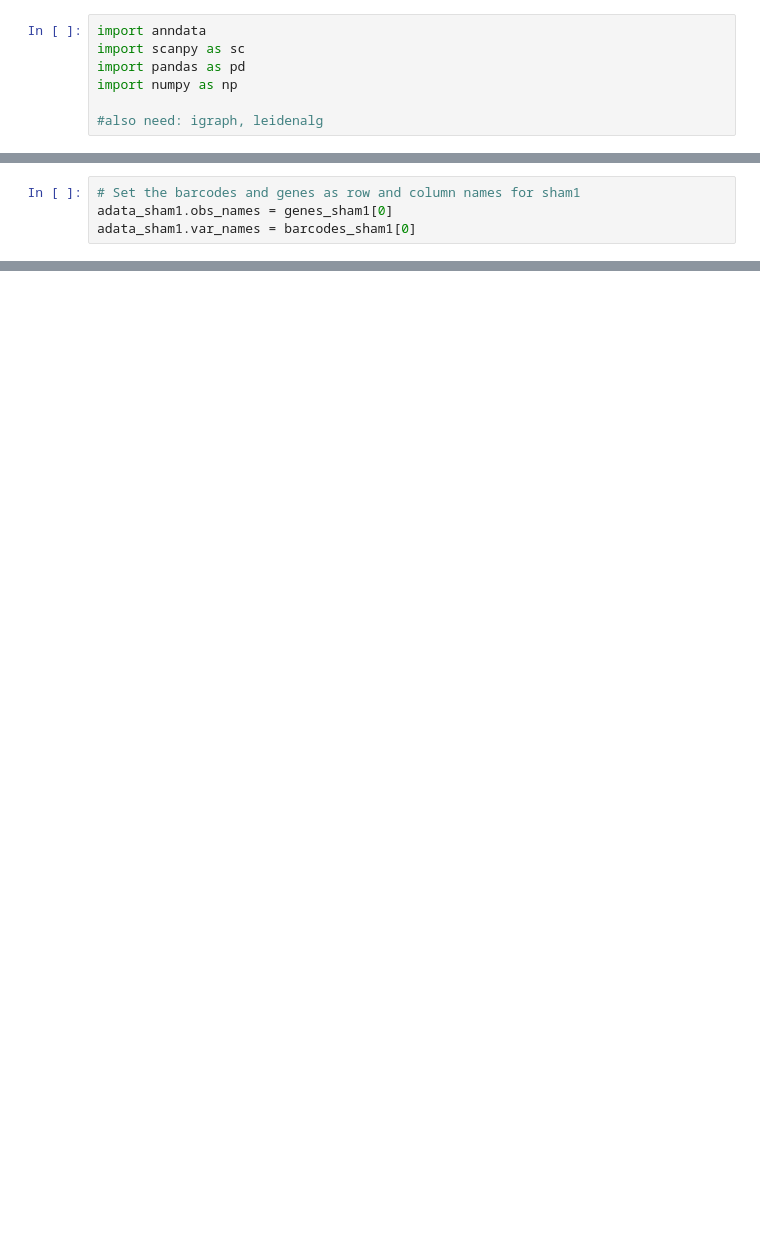
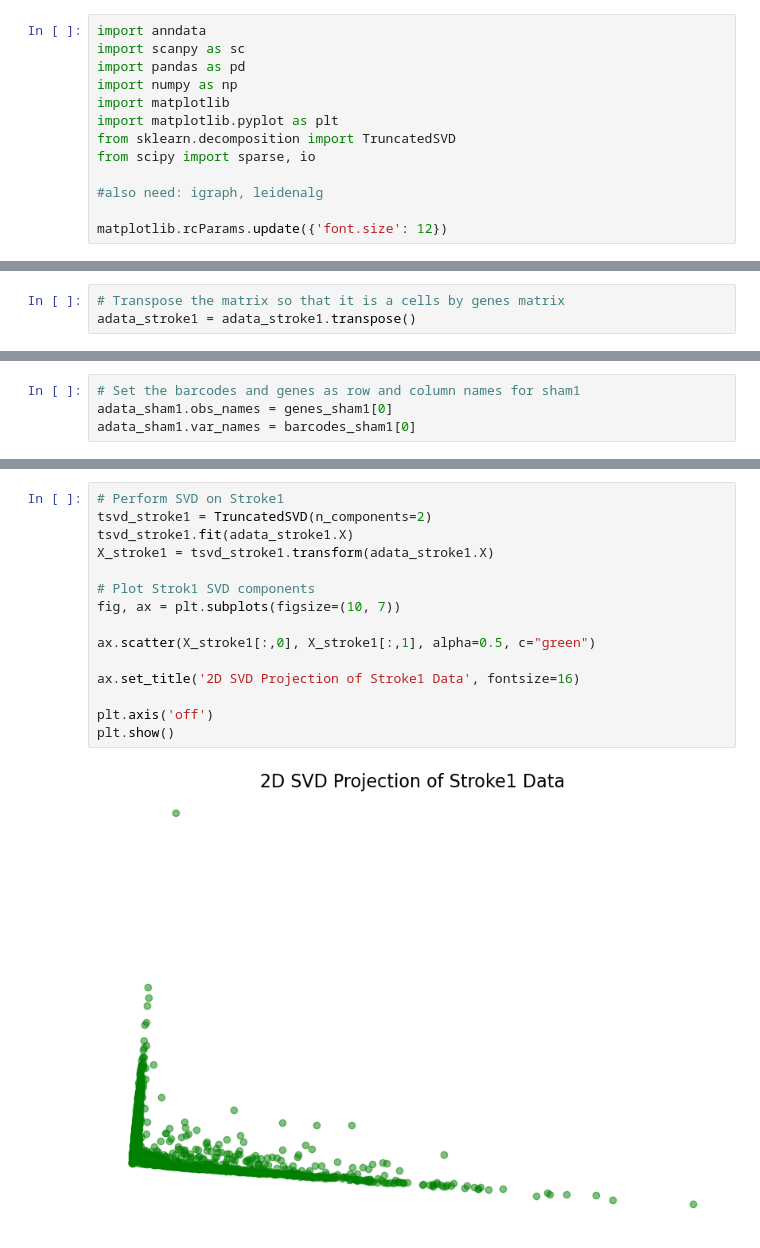
Before and after one commit to owenzel/neuro120-project, a Jupyter notebook: Stroke.ipynb, the cells around one changed output, grey strips where cells are left out. Cells and saved outputs as stored; diff of their text form; blank space fills up the shorter version.

```diff
--- a/Stroke.ipynb
+++ b/Stroke.ipynb
@@ -3,8 +3,14 @@ import anndata
 import scanpy as sc
 import pandas as pd
 import numpy as np
+import matplotlib
+import matplotlib.pyplot as plt
+from sklearn.decomposition import TruncatedSVD
+from scipy import sparse, io
 
 #also need: igraph, leidenalg
+
+matplotlib.rcParams.update({'font.size': 12})
 # %% [markdown]
 # Load in Data
 We are using single-cell RNA sequencing (scRNA-seq) data. scRNA-seq is a popular technique for measuring gene expression at the single-cell level.
@@ -33,6 +39,9 @@ genes_stroke1 = pd.read_csv("stroke_data/GSM5319990_MCAO1_genes.tsv.gz", header=
 # Set the barcodes and genes as row and column names for MCA01
 adata_stroke1.obs_names = genes_stroke1[0]
 adata_stroke1.var_names = barcodes_stroke1[0]
+# %%
+# Transpose the matrix so that it is a cells by genes matrix
+adata_stroke1 = adata_stroke1.transpose()
 # %%
 # Load in stroke control data sample 1: sham1
 
@@ -117,0 +76,17 @@ sc.pl.rank_genes_groups(adata_sham1)
+# %%
+# Perform SVD on Stroke1
+tsvd_stroke1 = TruncatedSVD(n_components=2)
+tsvd_stroke1.fit(adata_stroke1.X)
+X_stroke1 = tsvd_stroke1.transform(adata_stroke1.X)
+
+# Plot Strok1 SVD components
+fig, ax = plt.subplots(figsize=(10, 7))
+
+ax.scatter(X_stroke1[:,0], X_stroke1[:,1], alpha=0.5, c="green")
+
+ax.set_title('2D SVD Projection of Stroke1 Data', fontsize=16)
+
+plt.axis('off')
+plt.show()
+# %% [output]
+[figure, added]
```
Also changed, not shown: parts of 25 cells of this notebook.
